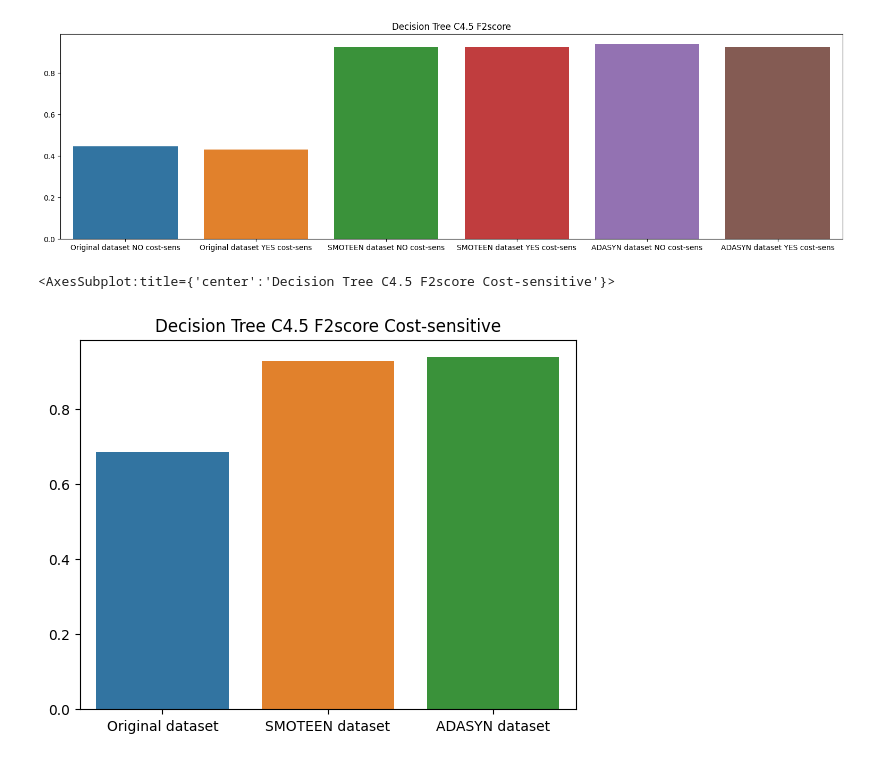
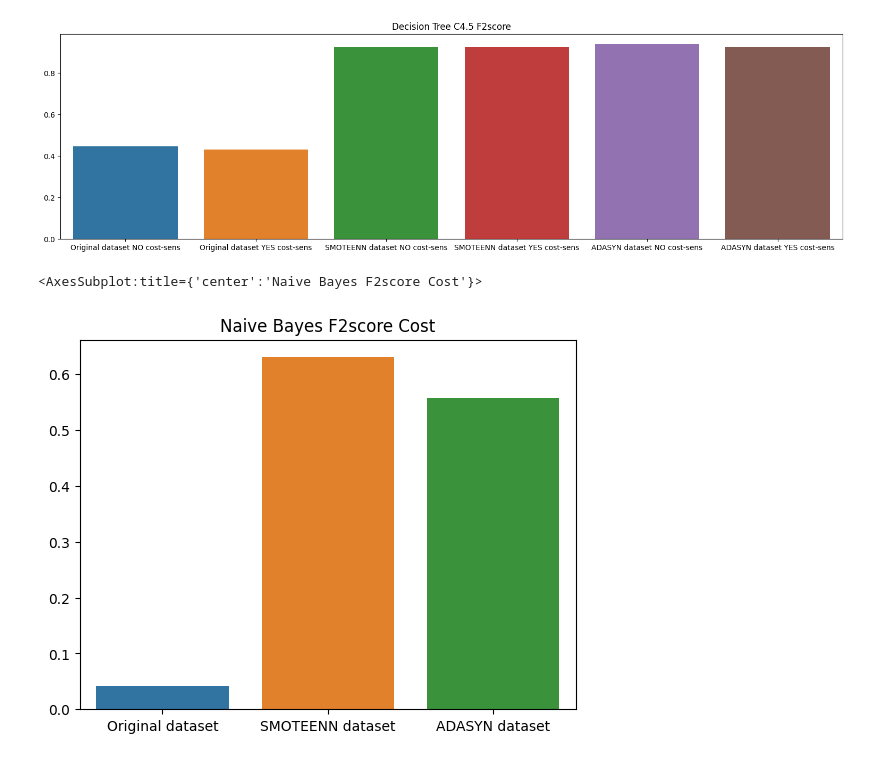
Before and after one commit to Giut0/NASA-NEO-Project, a Jupyter notebook: learning.ipynb, the cells around one changed output. Saved outputs shown, nothing was run; the diff lists cells and outputs as text; code cells hidden in the pictures.

```diff
--- a/learning.ipynb
+++ b/learning.ipynb
@@ -350,7 +360,7 @@ plt.show()
 [figure]
 # %%
 plt.title("Naive Bayes F2score Cost")
-sns.barplot(x=["Original dataset", "SMOTEEN dataset","ADASYN dataset"], y=[f2score_bayes, f2score_bayes_res_smoteenn, f2score_bayes_res_adasyn])
+sns.barplot(x=["Original dataset", "SMOTEENN dataset","ADASYN dataset"], y=[f2score_bayes, f2score_bayes_res_smoteenn, f2score_bayes_res_adasyn])
 # %% [output]
-<AxesSubplot:title={'center':'Decision Tree C4.5 F2score Cost-sensitive'}>
+<AxesSubplot:title={'center':'Naive Bayes F2score Cost'}>
-[figure, old version]
+[figure, new version]
```
Also changed, not shown: parts of 34 cells of this notebook, 11 other files.
